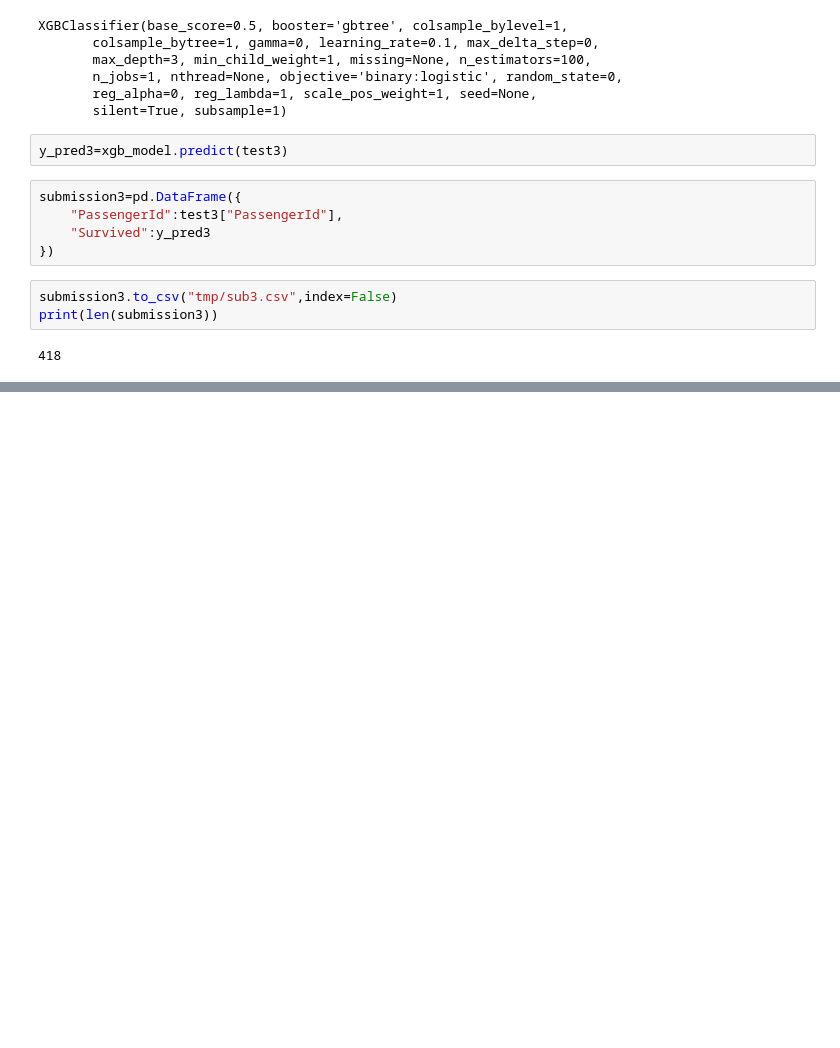
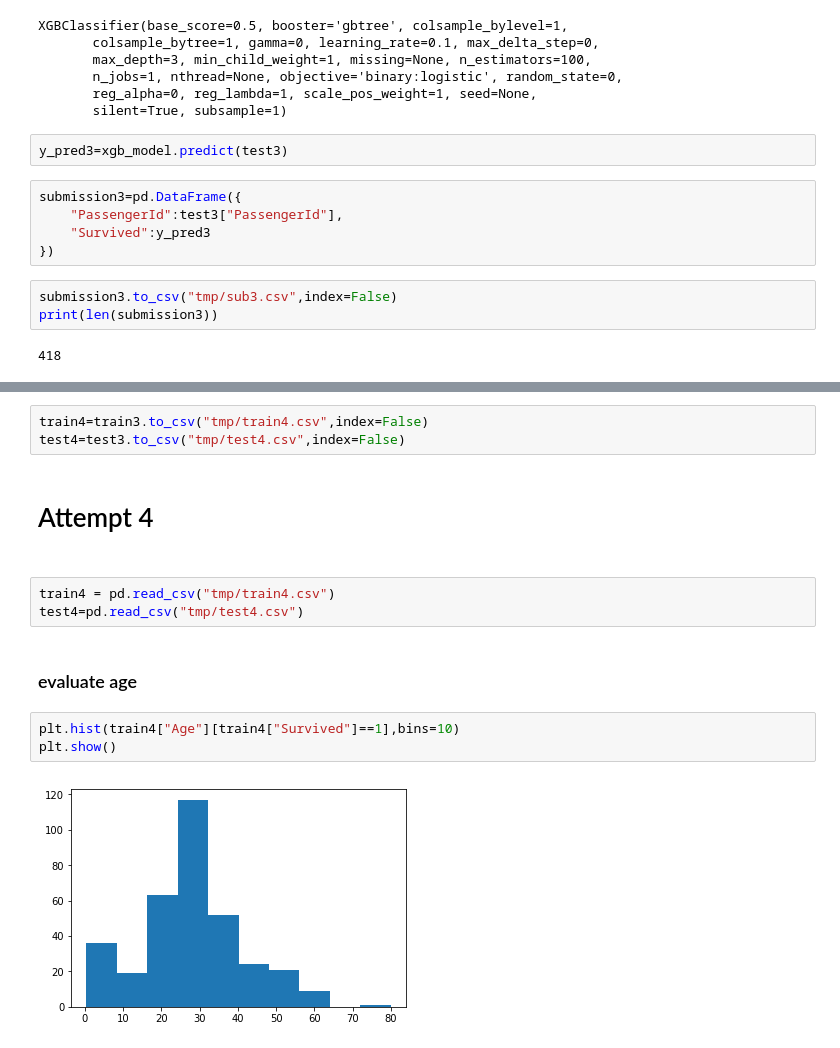
Before and after one commit to akhil451/titanic, a Jupyter notebook: titanic.ipynb, the cells around one changed output, grey strips where cells are left out. Cells and saved outputs as stored; diff of their text form; blank space fills up the shorter version.

```diff
--- a/titanic.ipynb
+++ b/titanic.ipynb
@@ -416,0 +440,17 @@ print(len(submission3))
+# %%
+train4=train3.to_csv("tmp/train4.csv",index=False)
+test4=test3.to_csv("tmp/test4.csv",index=False)
+# %% [markdown]
+# Attempt 4
+# %% [markdown]
+<a id='the_destination'></a>
+# %%
+train4 = pd.read_csv("tmp/train4.csv")
+test4=pd.read_csv("tmp/test4.csv")
+# %% [markdown]
+### evaluate age
+# %%
+plt.hist(train4["Age"][train4["Survived"]==1],bins=10)
+plt.show()
+# %% [output]
+[figure, added]
```
Also changed, not shown: parts of 29 cells of this notebook, 4 other files.
